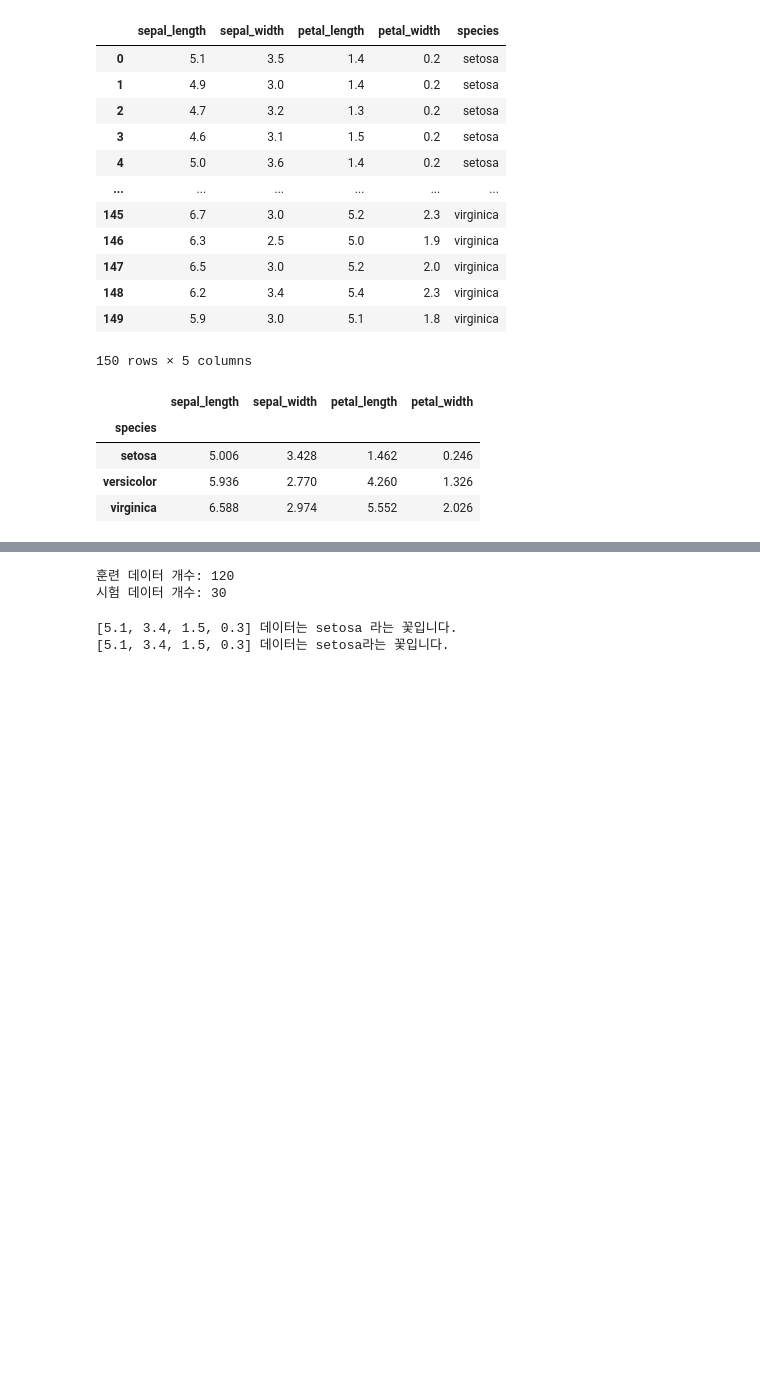
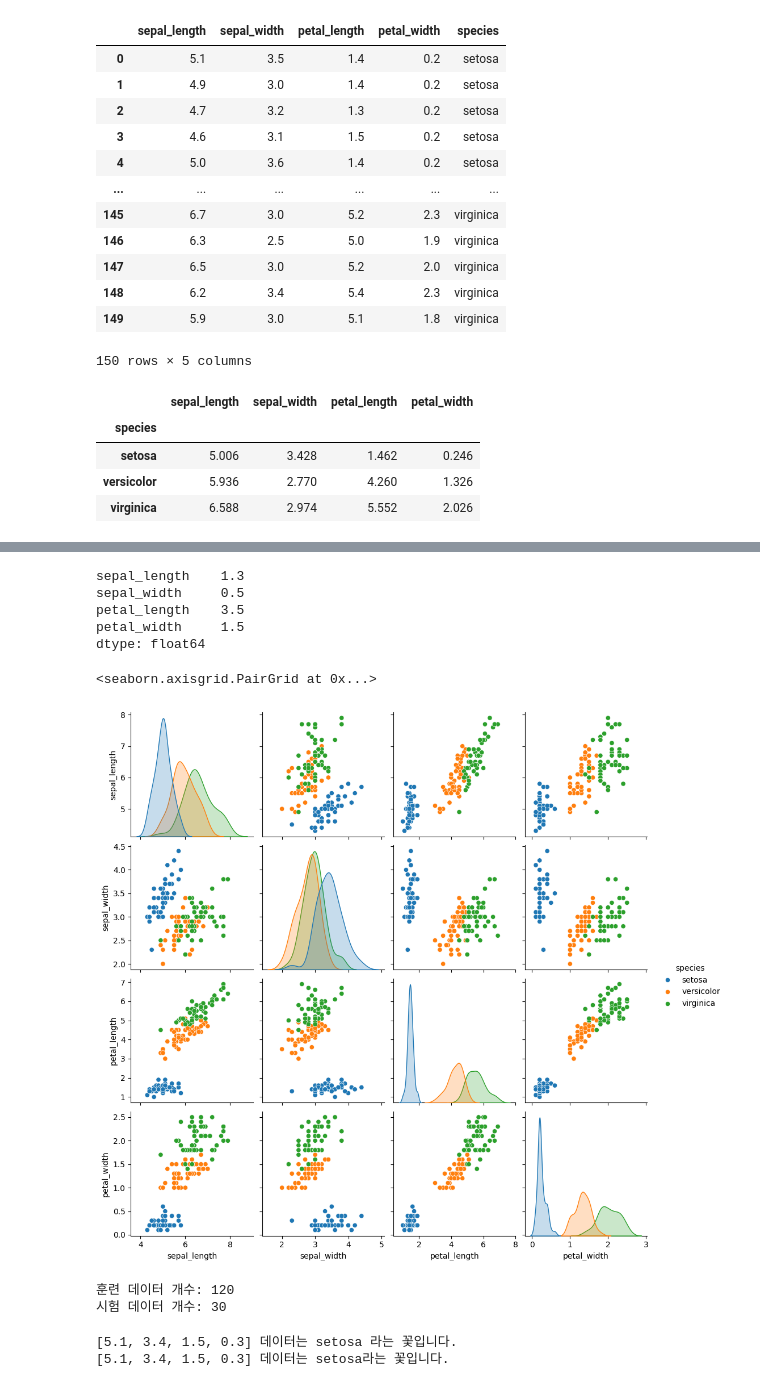
Before and after one commit to Byfroggy/AIpython, a Jupyter notebook: 250530.ipynb, the cells around one changed output, grey strips where cells are left out. Saved outputs shown, nothing was run; the diff lists cells and outputs as text; code cells hidden in the pictures; blank space fills up the shorter version.

```diff
--- a/250530.ipynb
+++ b/250530.ipynb
@@ -33,3 +89,20 @@ species_group_mean
+# %%
+#이상치 데이터 확인(사분위수)
+Q1 = iris.drop('species', axis=1).quantile(0.25)
+Q3 = iris.drop('species', axis=1).quantile(0.75)
+IQR = Q3 - Q1
+print(IQR)
+# %% [output]
+sepal_length    1.3
+sepal_width     0.5
+petal_length    3.5
+petal_width     1.5
+dtype: float64
+# %%
+sns.pairplot(iris, hue='species')
+# %% [output]
+<seaborn.axisgrid.PairGrid at 0x...>
+[figure, added]
 # %%
 data = iris[['sepal_length', 'sepal_width', 'petal_length','petal_width']].to_numpy()
 target=iris['species'].to_numpy()
```
Also changed, not shown: parts of 5 cells of this notebook.
